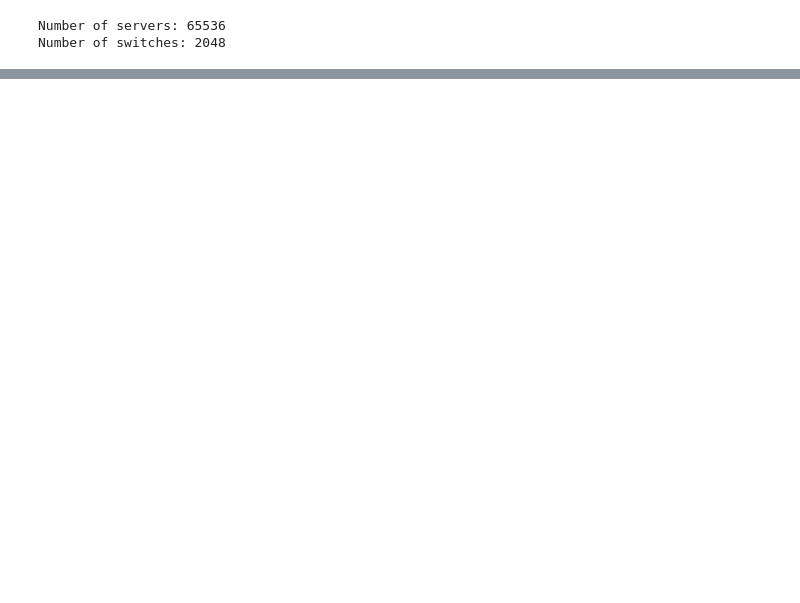
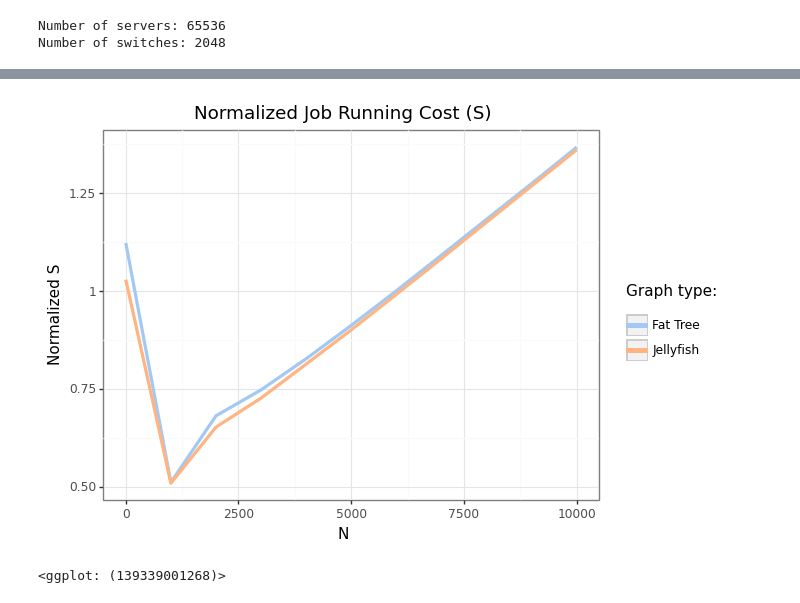
Before and after one commit to Matteo-Candi/Data_Center, a Jupyter notebook: main.ipynb, the cells around one changed output, grey strips where cells are left out. Saved outputs shown, nothing was run; the diff lists cells and outputs as text; code cells hidden in the pictures; blank space fills up the shorter version.

```diff
--- a/main.ipynb
+++ b/main.ipynb
@@ -427,0 +449,15 @@ line_size = 1.3
+# %%
+line_size = 1.3
+
+( ggplot() +
+  aes(x = list_N) +
+  labs(x='N',
+        y='Normalized S',
+        title = 'Normalized Job Running Cost (S)') +
+  geom_line(aes(y = ft_S_norm, color = '"#A1C9F4"'), size=line_size) +
+  geom_line(aes(x = list_N, y= jelly_S_norm, color='"#FFB482"'), size=line_size ) +
+  theme_bw() +
+  scale_color_identity(guide='legend', name = 'Graph type: \n\n ', breaks=['#A1C9F4','#FFB482'], labels=['Fat Tree','Jellyfish']))#.draw()
+# %% [output]
+[figure, added]
+<ggplot: (139339001268)>
```
Also changed, not shown: parts of 18 cells of this notebook.
